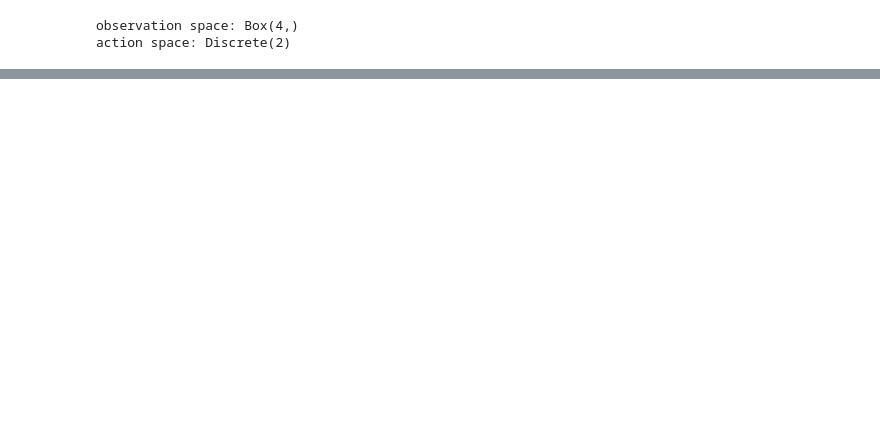
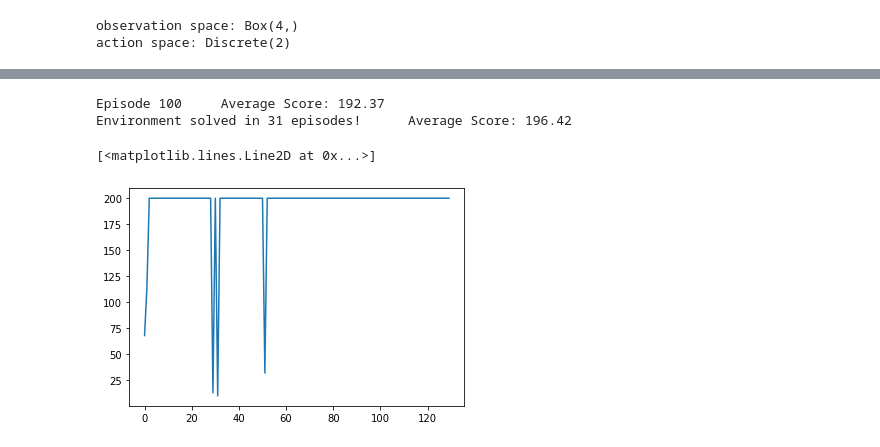
Before and after one commit to andrefmsmith/amsRL_openAIgym, a Jupyter notebook: CodeBlog_Cartpole_Policy.ipynb, the cells around one changed output, grey strips where cells are left out. Drawn from its saved outputs; the diff is of its cells as text; code cells hidden in the pictures; blank space fills up the shorter version.

```diff
--- a/CodeBlog_Cartpole_Policy.ipynb
+++ b/CodeBlog_Cartpole_Policy.ipynb
@@ -368,0 +245,9 @@ ValueError: setting an array element with a sequence.
+# %%
+policy_cem = PolicyNet(pop_size=10)
+scores_cem = steepest_hill_climbing_topk(policy_cem, topk=3)
+plt.plot(scores_cem)
+# %% [output]
+Episode 100     Average Score: 192.37
+Environment solved in 31 episodes!      Average Score: 196.42
+[<matplotlib.lines.Line2D at 0x...>]
+[figure, added]
```
Also changed, not shown: parts of 37 cells of this notebook.
